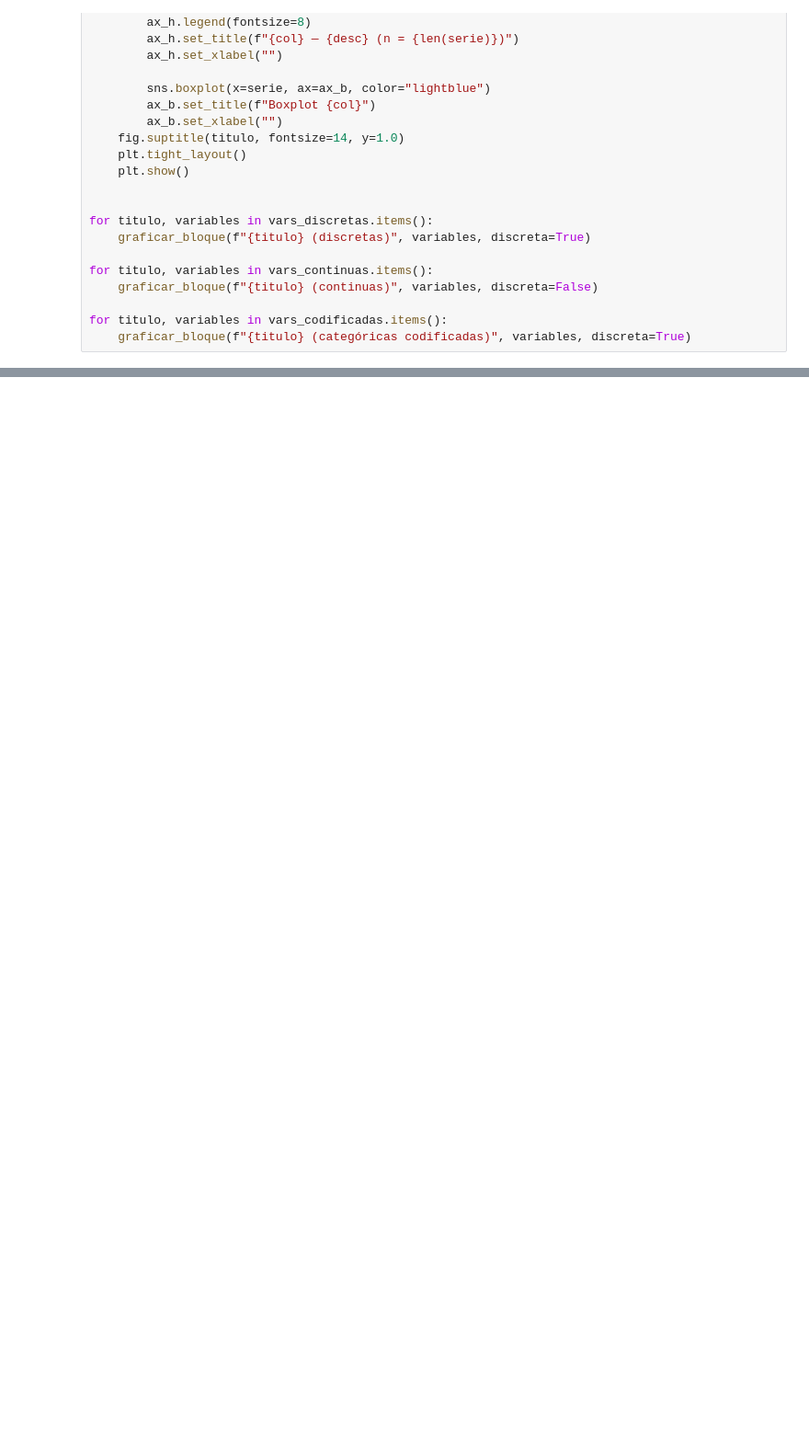
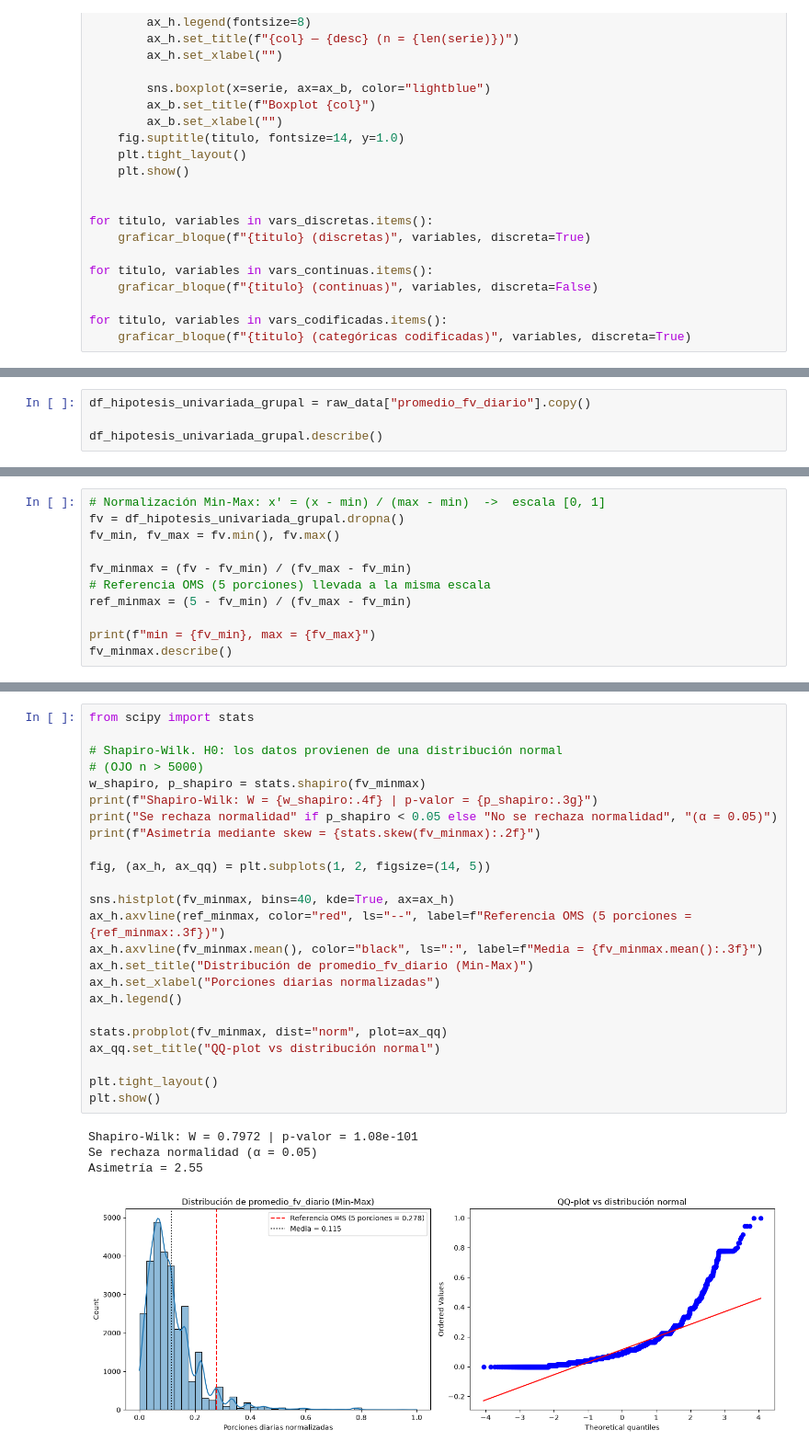
Before and after one commit to fausmurgades/Fundamentos-De-La-Ciencia-De-Datos-TP-Especial, a Jupyter notebook: entrega.ipynb, the cells around one changed output, grey strips where cells are left out. Shown at 92% size. Saved outputs shown, nothing was run; the diff lists cells and outputs as text; blank space fills up the shorter version.

Commit message:
Unificacion hipotesis en entrega.ipynb

```diff
--- a/entrega.ipynb
+++ b/entrega.ipynb
@@ -952,0 +1204,4 @@ for titulo, variables in vars_codificadas.items():
+# %%
+df_hipotesis_univariada_grupal = raw_data["promedio_fv_diario"].copy()
+
+df_hipotesis_univariada_grupal.describe()
@@ -952,0 +1222,11 @@ for titulo, variables in vars_codificadas.items():
+# %%
+# Normalización Min-Max: x' = (x - min) / (max - min)  ->  escala [0, 1]
+fv = df_hipotesis_univariada_grupal.dropna()
+fv_min, fv_max = fv.min(), fv.max()
+
+fv_minmax = (fv - fv_min) / (fv_max - fv_min)
+# Referencia OMS (5 porciones) llevada a la misma escala
+ref_minmax = (5 - fv_min) / (fv_max - fv_min)
+
+print(f"min = {fv_min}, max = {fv_max}")
+fv_minmax.describe()
@@ -952,0 +1248,29 @@ for titulo, variables in vars_codificadas.items():
+# %%
+from scipy import stats
+
+# Shapiro-Wilk. H0: los datos provienen de una distribución normal
+# (OJO n > 5000)
+w_shapiro, p_shapiro = stats.shapiro(fv_minmax)
+print(f"Shapiro-Wilk: W = {w_shapiro:.4f} | p-valor = {p_shapiro:.3g}")
+print("Se rechaza normalidad" if p_shapiro < 0.05 else "No se rechaza normalidad", "(α = 0.05)")
+print(f"Asimetría mediante skew = {stats.skew(fv_minmax):.2f}")
+
+fig, (ax_h, ax_qq) = plt.subplots(1, 2, figsize=(14, 5))
+
+sns.histplot(fv_minmax, bins=40, kde=True, ax=ax_h)
+ax_h.axvline(ref_minmax, color="red", ls="--", label=f"Referencia OMS (5 porciones = {ref_minmax:.3f})")
+ax_h.axvline(fv_minmax.mean(), color="black", ls=":", label=f"Media = {fv_minmax.mean():.3f}")
+ax_h.set_title("Distribución de promedio_fv_diario (Min-Max)")
+ax_h.set_xlabel("Porciones diarias normalizadas")
+ax_h.legend()
+
+stats.probplot(fv_minmax, dist="norm", plot=ax_qq)
+ax_qq.set_title("QQ-plot vs distribución normal")
+
+plt.tight_layout()
+plt.show()
+# %% [output]
+Shapiro-Wilk: W = 0.7972 | p-valor = 1.08e-101
+Se rechaza normalidad (α = 0.05)
+Asimetría = 2.55
+[figure, added]
```
Also changed, not shown: parts of 23 cells of this notebook, 2 other files.
